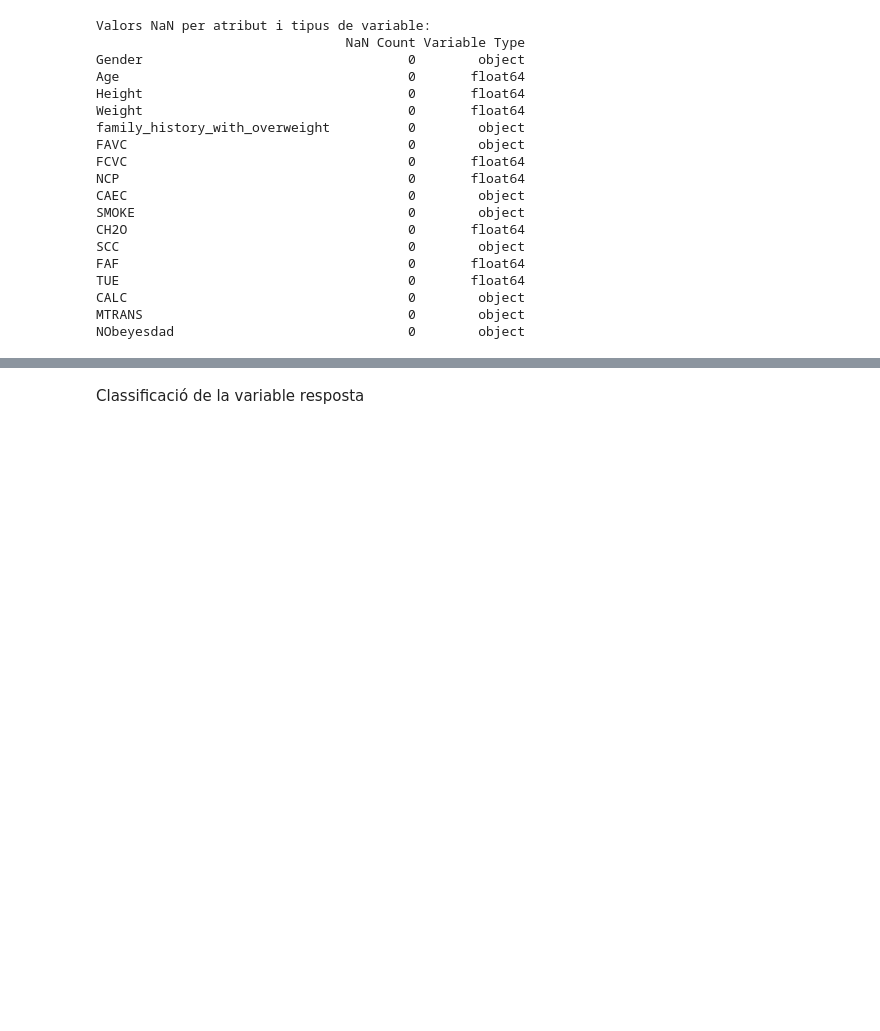
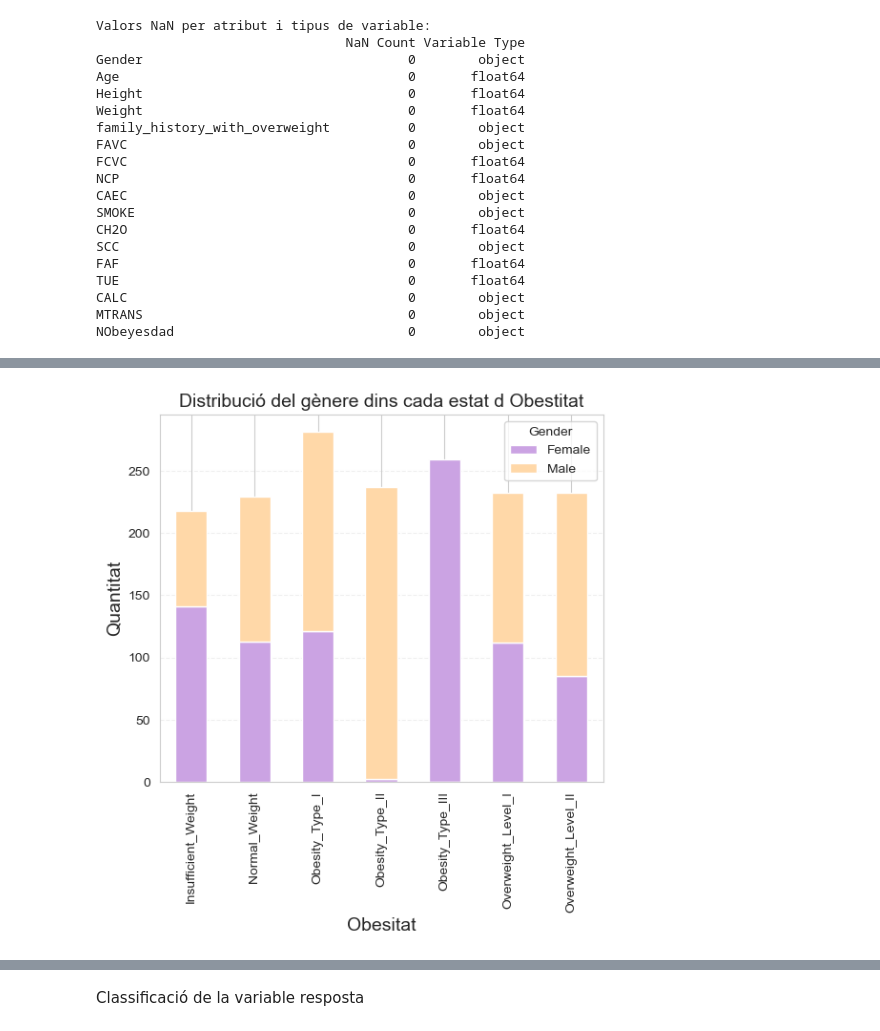
Before and after one commit to natalianavarroriera/Obesitat-APC, a Jupyter notebook: cas_kaggle_classificacio.ipynb, the cells around one changed output, grey strips where cells are left out. Drawn from its saved outputs; the diff is of its cells as text; code cells hidden in the pictures; blank space fills up the shorter version.

```diff
--- a/cas_kaggle_classificacio.ipynb
+++ b/cas_kaggle_classificacio.ipynb
@@ -189,0 +231,14 @@ plt.show()
+# %%
+ct_rev = pd.crosstab(df_split["NObeyesdad"], df_split['Gender'])
+
+ct_rev.plot(kind='bar', stacked=True,
+            color=['#CBA3E3', '#FFD8A8'],
+            figsize=(6,5))
+
+plt.title('Distribució del gènere dins cada estat d Obestitat', fontsize=14)
+plt.xlabel('Obesitat', fontsize=14)
+plt.ylabel('Quantitat', fontsize=14)
+plt.grid(alpha=0.3, axis='y', linestyle='--')
+plt.show()
+# %% [output]
+[figure, added]
```
Also changed, not shown: parts of 42 cells of this notebook, 1 other file.
